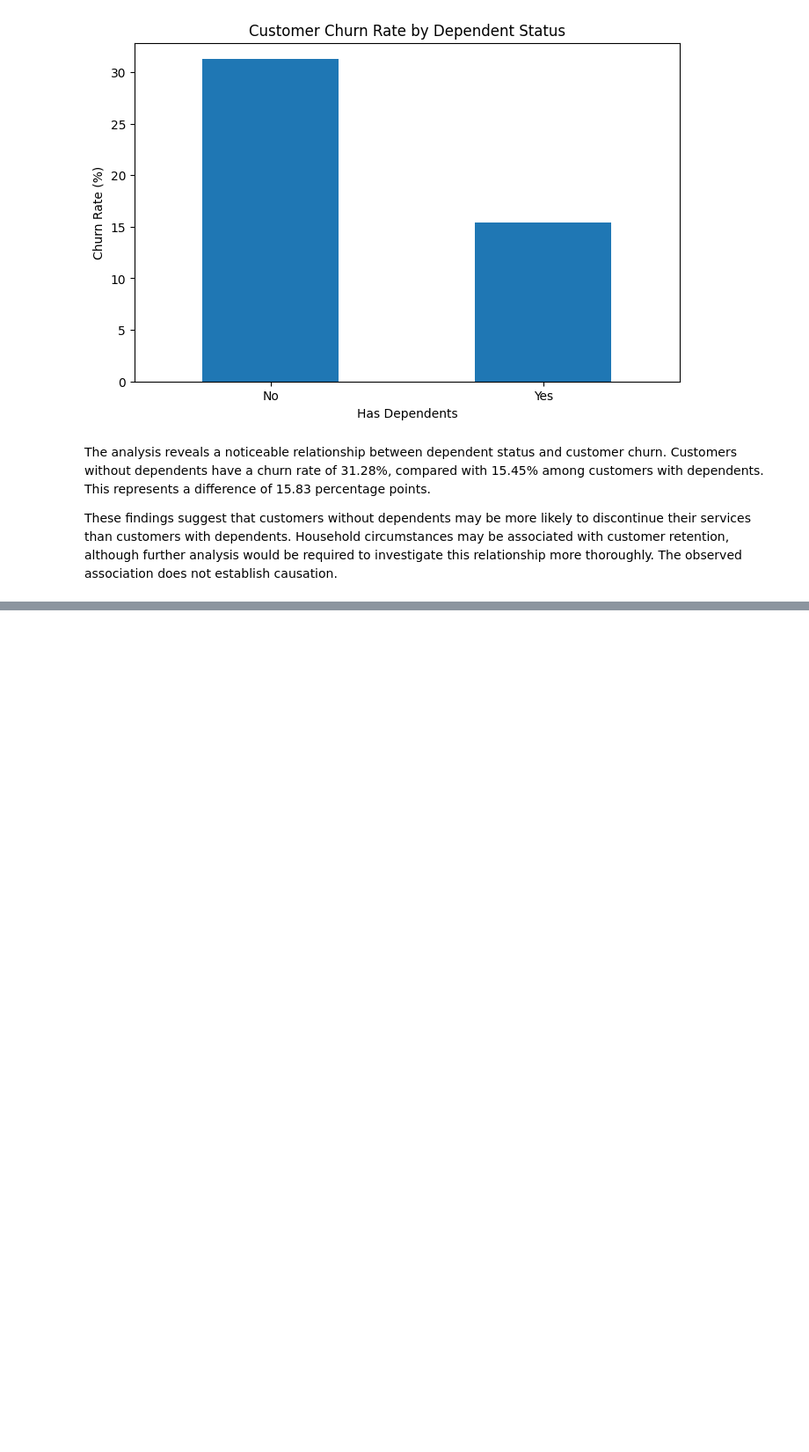
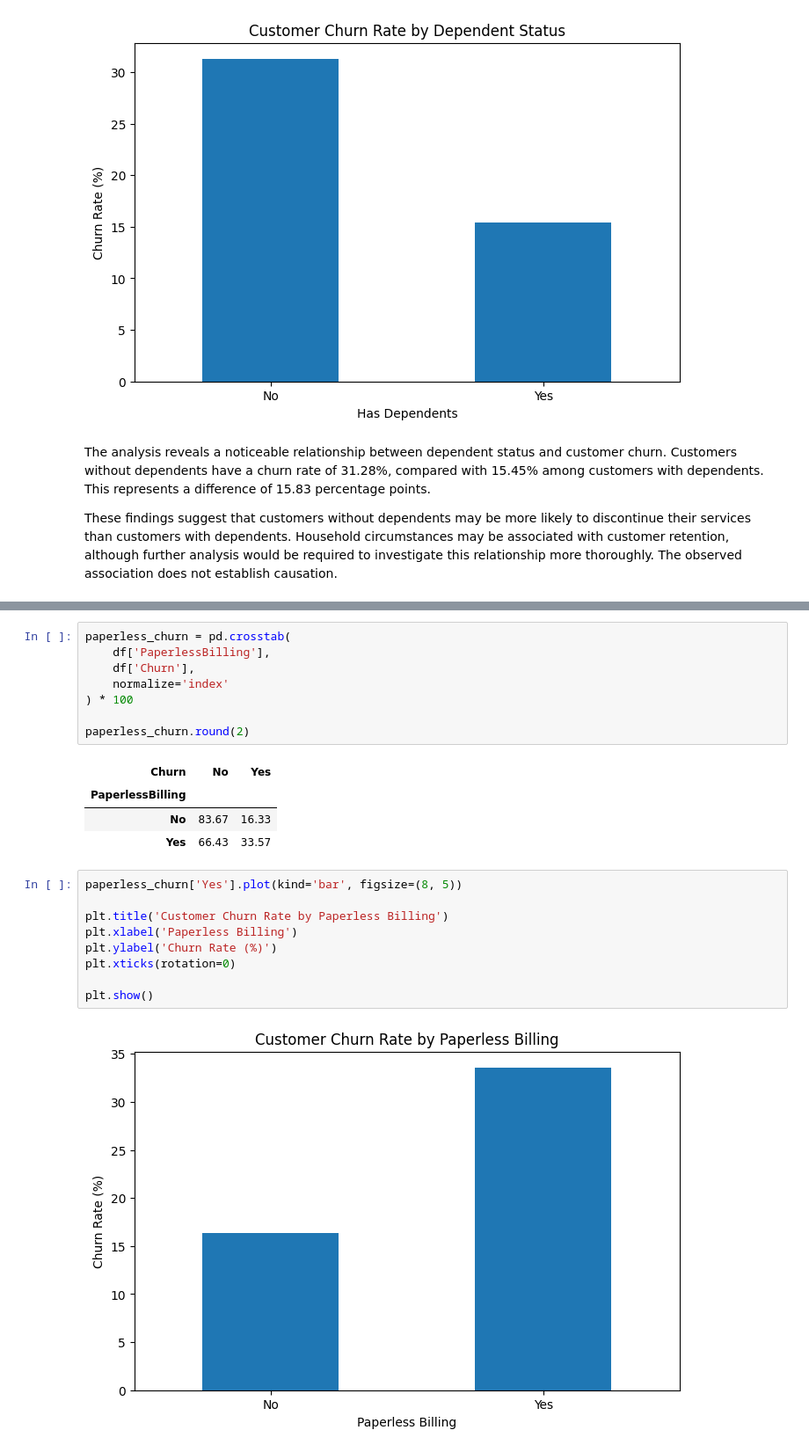
Before and after one commit to SJ174/MLCW, a Jupyter notebook: MLCW_Task_01.ipynb, the cells around one changed output, grey strips where cells are left out. Shown at 88% size. Cells and saved outputs as stored; diff of their text form; blank space fills up the shorter version.

Commit message:
Analyzed the relationship between customer churn and paperless billing

```diff
--- a/MLCW_Task_01.ipynb
+++ b/MLCW_Task_01.ipynb
@@ -544,0 +555,24 @@ These findings suggest that customers without dependents may be more likely to d
+# %%
+paperless_churn = pd.crosstab(
+    df['PaperlessBilling'],
+    df['Churn'],
+    normalize='index'
+) * 100
+
+paperless_churn.round(2)
+# %% [output]
+| Churn | No | Yes |
+| PaperlessBilling |  |  |
+| No | 83.67 | 16.33 |
+| Yes | 66.43 | 33.57 |
+# %%
+paperless_churn['Yes'].plot(kind='bar', figsize=(8, 5))
+
+plt.title('Customer Churn Rate by Paperless Billing')
+plt.xlabel('Paperless Billing')
+plt.ylabel('Churn Rate (%)')
+plt.xticks(rotation=0)
+
+plt.show()
+# %% [output]
+[figure, added]
```
Also changed, not shown: parts of 4 cells of this notebook.
